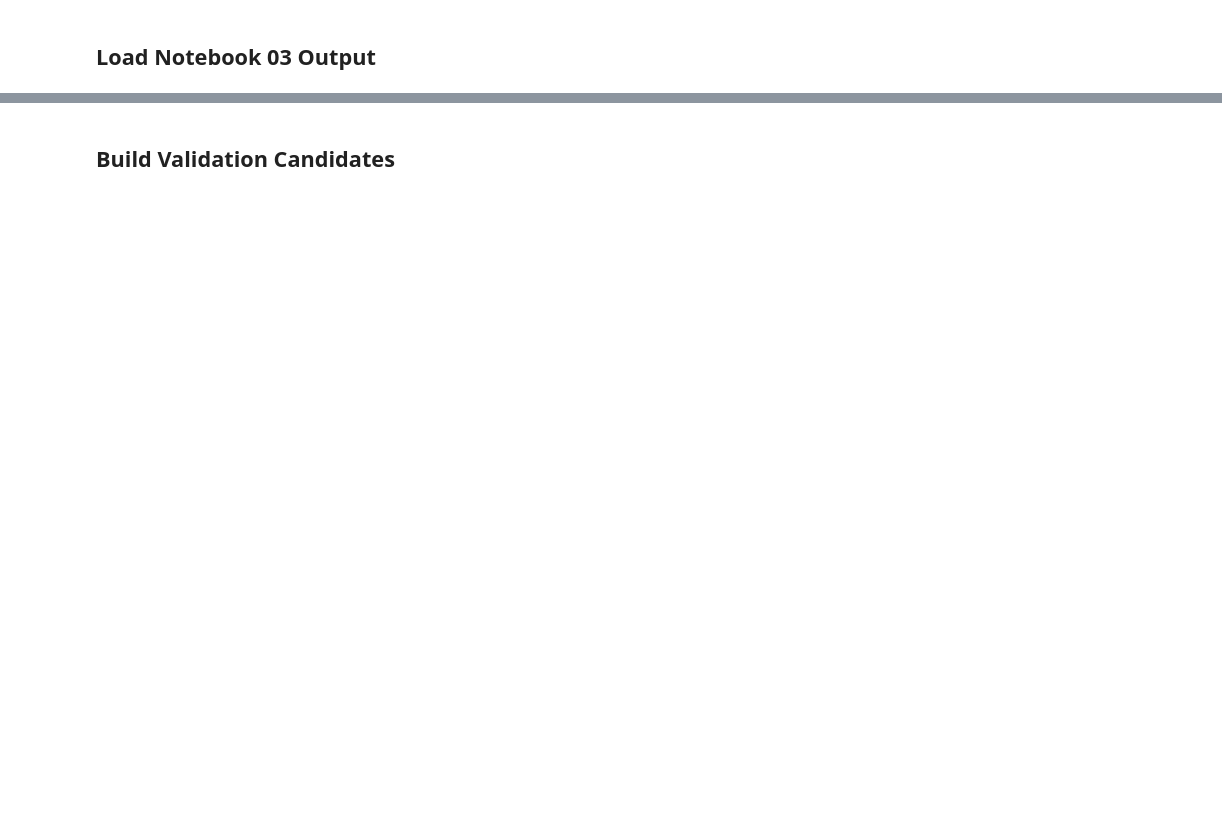
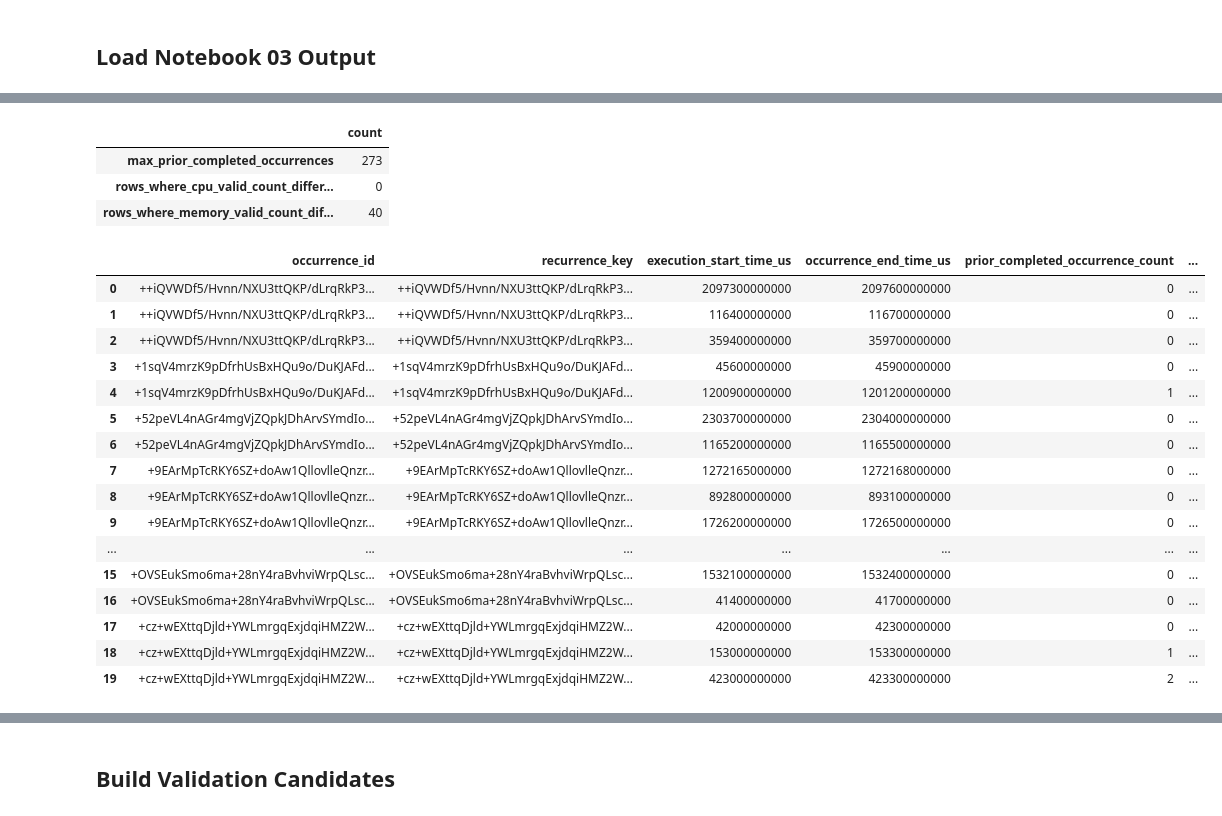
Before and after one commit to sonalilonkar1/masters-project, a Jupyter notebook: pipelines/google_subset/04_splitAndBaselines.ipynb, the cells around one changed output, grey strips where cells are left out. Cells and saved outputs as stored; diff of their text form; code cells hidden in the pictures; blank space fills up the shorter version.

```diff
--- a/pipelines/google_subset/04_splitAndBaselines.ipynb
+++ b/pipelines/google_subset/04_splitAndBaselines.ipynb
@@ -769,0 +618,72 @@ Candidate min_runs values: [1, 3, 5, 10]
+# %%
+assert (
+    all_occurrences["occ_hist_peak_cpu_count"]
+    <= all_occurrences["prior_completed_occurrence_count"]
+).all()
+assert (
+    all_occurrences["occ_hist_peak_memory_count"]
+    <= all_occurrences["prior_completed_occurrence_count"]
+).all()
+assert (
+    all_occurrences["occ_hist_runtime_count"]
+    <= all_occurrences["prior_completed_occurrence_count"]
+).all()
+
+history_audit = pd.Series(
+    {
+        "max_prior_completed_occurrences": int(
+            all_occurrences["prior_completed_occurrence_count"].max()
+        ),
+        "rows_where_cpu_valid_count_differs_from_completed_count": int(
+            (
+                all_occurrences["occ_hist_peak_cpu_count"]
+                != all_occurrences["prior_completed_occurrence_count"]
+            ).sum()
+        ),
+        "rows_where_memory_valid_count_differs_from_completed_count": int(
+            (
+                all_occurrences["occ_hist_peak_memory_count"]
+                != all_occurrences["prior_completed_occurrence_count"]
+            ).sum()
+        ),
+    },
+    name="count",
+)
+
+display(history_audit.to_frame())
+
+display(
+    all_occurrences[
+        [
+            "occurrence_id",
+            "recurrence_key",
+            "execution_start_time_us",
+            "occurrence_end_time_us",
+            "prior_completed_occurrence_count",
+            "occ_hist_peak_cpu_count",
+            "occ_hist_peak_memory_count",
+        ]
+    ].head(20)
+)
+# %% [output]
+|  | count |
+| max_prior_completed_occurrences | 273 |
+| rows_where_cpu_valid_count_differ... | 0 |
+| rows_where_memory_valid_count_dif... | 40 |
+|  | occurrence_id | recurrence_key | execution_start_time_us | occurrence_end_time_us | prior_completed_occurrence_count | ... |
+| 0 | ++iQVWDf5/Hvnn/NXU3ttQKP/dLrqRkP3... | ++iQVWDf5/Hvnn/NXU3ttQKP/dLrqRkP3... | 2097300000000 | 2097600000000 | 0 | ... |
+| 1 | ++iQVWDf5/Hvnn/NXU3ttQKP/dLrqRkP3... | ++iQVWDf5/Hvnn/NXU3ttQKP/dLrqRkP3... | 116400000000 | 116700000000 | 0 | ... |
+| 2 | ++iQVWDf5/Hvnn/NXU3ttQKP/dLrqRkP3... | ++iQVWDf5/Hvnn/NXU3ttQKP/dLrqRkP3... | 359400000000 | 359700000000 | 0 | ... |
+| 3 | +1sqV4mrzK9pDfrhUsBxHQu9o/DuKJAFd... | +1sqV4mrzK9pDfrhUsBxHQu9o/DuKJAFd... | 45600000000 | 45900000000 | 0 | ... |
+| 4 | +1sqV4mrzK9pDfrhUsBxHQu9o/DuKJAFd... | +1sqV4mrzK9pDfrhUsBxHQu9o/DuKJAFd... | 1200900000000 | 1201200000000 | 1 | ... |
+| 5 | +52peVL4nAGr4mgVjZQpkJDhArvSYmdIo... | +52peVL4nAGr4mgVjZQpkJDhArvSYmdIo... | 2303700000000 | 2304000000000 | 0 | ... |
+| 6 | +52peVL4nAGr4mgVjZQpkJDhArvSYmdIo... | +52peVL4nAGr4mgVjZQpkJDhArvSYmdIo... | 1165200000000 | 1165500000000 | 0 | ... |
+| 7 | +9EArMpTcRKY6SZ+doAw1QllovlleQnzr... | +9EArMpTcRKY6SZ+doAw1QllovlleQnzr... | 1272165000000 | 1272168000000 | 0 | ... |
+| 8 | +9EArMpTcRKY6SZ+doAw1QllovlleQnzr... | +9EArMpTcRKY6SZ+doAw1QllovlleQnzr... | 892800000000 | 893100000000 | 0 | ... |
+| 9 | +9EArMpTcRKY6SZ+doAw1QllovlleQnzr... | +9EArMpTcRKY6SZ+doAw1QllovlleQnzr... | 1726200000000 | 1726500000000 | 0 | ... |
+| ... | ... | ... | ... | ... | ... | ... |
+| 15 | +OVSEukSmo6ma+28nY4raBvhviWrpQLsc... | +OVSEukSmo6ma+28nY4raBvhviWrpQLsc... | 1532100000000 | 1532400000000 | 0 | ... |
+| 16 | +OVSEukSmo6ma+28nY4raBvhviWrpQLsc... | +OVSEukSmo6ma+28nY4raBvhviWrpQLsc... | 41400000000 | 41700000000 | 0 | ... |
+| 17 | +cz+wEXttqDjld+YWLmrgqExjdqiHMZ2W... | +cz+wEXttqDjld+YWLmrgqExjdqiHMZ2W... | 42000000000 | 42300000000 | 0 | ... |
+| 18 | +cz+wEXttqDjld+YWLmrgqExjdqiHMZ2W... | +cz+wEXttqDjld+YWLmrgqExjdqiHMZ2W... | 153000000000 | 153300000000 | 1 | ... |
+| 19 | +cz+wEXttqDjld+YWLmrgqExjdqiHMZ2W... | +cz+wEXttqDjld+YWLmrgqExjdqiHMZ2W... | 423000000000 | 423300000000 | 2 | ... |
```
Also changed, not shown: parts of 84 cells of this notebook.
